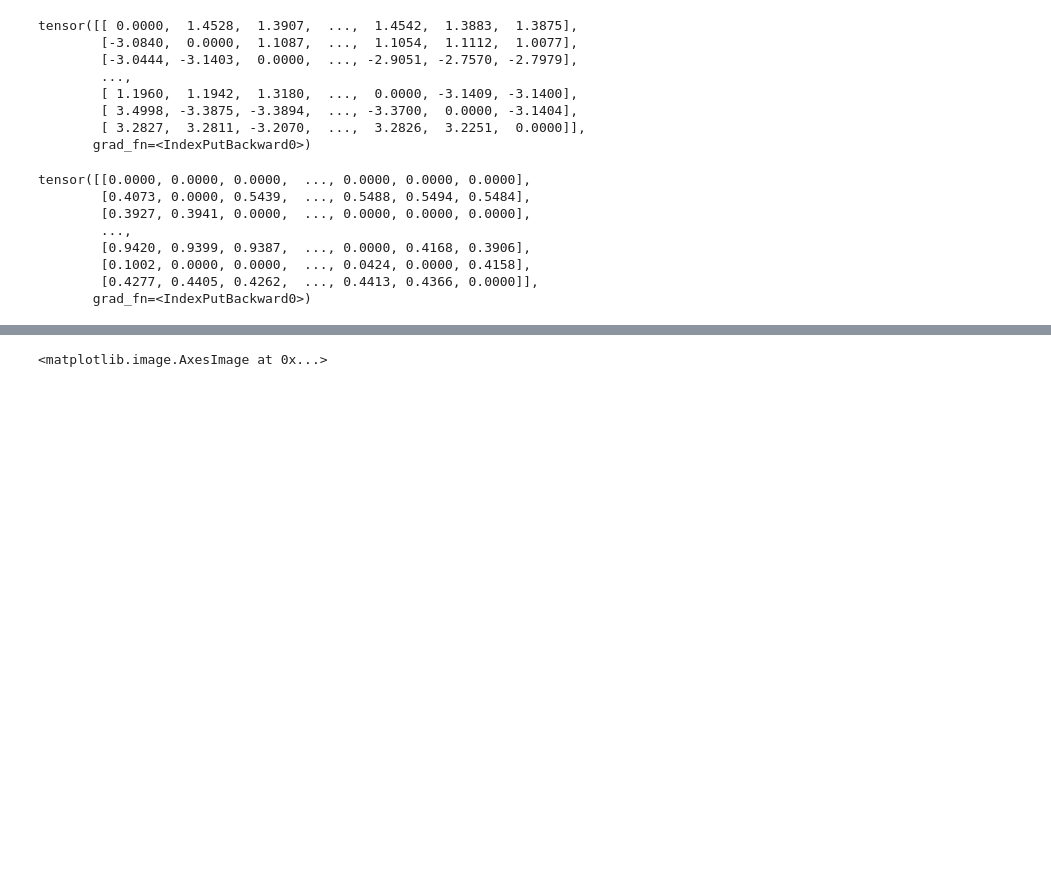
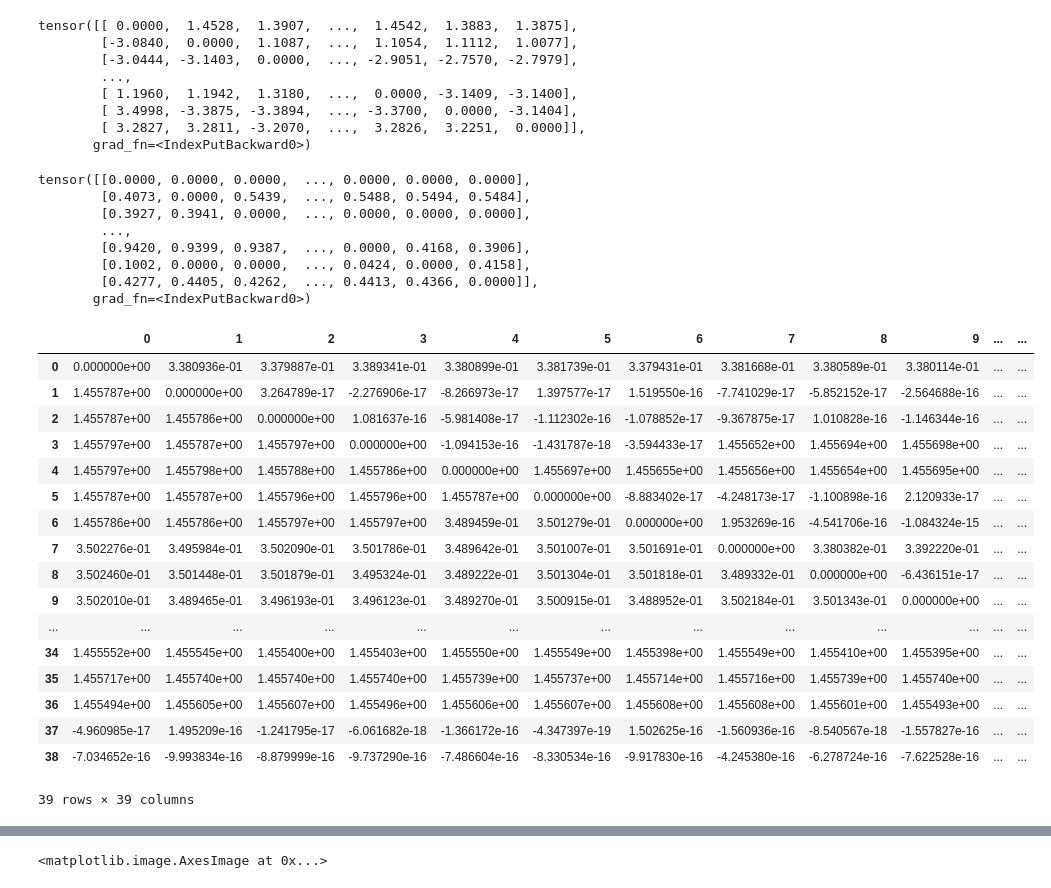
Before and after one commit to opticwiznub/Honours-Thesis, a Jupyter notebook: code/shrinkage_prior.ipynb, the cells around one changed output, grey strips where cells are left out. Cells and saved outputs as stored; diff of their text form; code cells hidden in the pictures; blank space fills up the shorter version.

```diff
--- a/code/shrinkage_prior.ipynb
+++ b/code/shrinkage_prior.ipynb
@@ -307,0 +202,21 @@ df.to_csv("new_edge_weights.csv",index=False) #save to file
+# %%
+df
+# %% [output]
+|  | 0 | 1 | 2 | 3 | 4 | 5 | 6 | 7 | 8 | 9 | ... | ... |
+| 0 | 0.000000e+00 | 3.380936e-01 | 3.379887e-01 | 3.389341e-01 | 3.380899e-01 | 3.381739e-01 | 3.379431e-01 | 3.381668e-01 | 3.380589e-01 | 3.380114e-01 | ... | ... |
+| 1 | 1.455787e+00 | 0.000000e+00 | 3.264789e-17 | -2.276906e-17 | -8.266973e-17 | 1.397577e-17 | 1.519550e-16 | -7.741029e-17 | -5.852152e-17 | -2.564688e-16 | ... | ... |
+| 2 | 1.455787e+00 | 1.455786e+00 | 0.000000e+00 | 1.081637e-16 | -5.981408e-17 | -1.112302e-16 | -1.078852e-17 | -9.367875e-17 | 1.010828e-16 | -1.146344e-16 | ... | ... |
+| 3 | 1.455797e+00 | 1.455787e+00 | 1.455797e+00 | 0.000000e+00 | -1.094153e-16 | -1.431787e-18 | -3.594433e-17 | 1.455652e+00 | 1.455694e+00 | 1.455698e+00 | ... | ... |
+| 4 | 1.455797e+00 | 1.455798e+00 | 1.455788e+00 | 1.455786e+00 | 0.000000e+00 | 1.455697e+00 | 1.455655e+00 | 1.455656e+00 | 1.455654e+00 | 1.455695e+00 | ... | ... |
+| 5 | 1.455787e+00 | 1.455787e+00 | 1.455796e+00 | 1.455796e+00 | 1.455787e+00 | 0.000000e+00 | -8.883402e-17 | -4.248173e-17 | -1.100898e-16 | 2.120933e-17 | ... | ... |
+| 6 | 1.455786e+00 | 1.455786e+00 | 1.455797e+00 | 1.455797e+00 | 3.489459e-01 | 3.501279e-01 | 0.000000e+00 | 1.953269e-16 | -4.541706e-16 | -1.084324e-15 | ... | ... |
+| 7 | 3.502276e-01 | 3.495984e-01 | 3.502090e-01 | 3.501786e-01 | 3.489642e-01 | 3.501007e-01 | 3.501691e-01 | 0.000000e+00 | 3.380382e-01 | 3.392220e-01 | ... | ... |
+| 8 | 3.502460e-01 | 3.501448e-01 | 3.501879e-01 | 3.495324e-01 | 3.489222e-01 | 3.501304e-01 | 3.501818e-01 | 3.489332e-01 | 0.000000e+00 | -6.436151e-17 | ... | ... |
+| 9 | 3.502010e-01 | 3.489465e-01 | 3.496193e-01 | 3.496123e-01 | 3.489270e-01 | 3.500915e-01 | 3.488952e-01 | 3.502184e-01 | 3.501343e-01 | 0.000000e+00 | ... | ... |
+| ... | ... | ... | ... | ... | ... | ... | ... | ... | ... | ... | ... | ... |
+| 34 | 1.455552e+00 | 1.455545e+00 | 1.455400e+00 | 1.455403e+00 | 1.455550e+00 | 1.455549e+00 | 1.455398e+00 | 1.455549e+00 | 1.455410e+00 | 1.455395e+00 | ... | ... |
+| 35 | 1.455717e+00 | 1.455740e+00 | 1.455740e+00 | 1.455740e+00 | 1.455739e+00 | 1.455737e+00 | 1.455714e+00 | 1.455716e+00 | 1.455739e+00 | 1.455740e+00 | ... | ... |
+| 36 | 1.455494e+00 | 1.455605e+00 | 1.455607e+00 | 1.455496e+00 | 1.455606e+00 | 1.455607e+00 | 1.455608e+00 | 1.455608e+00 | 1.455601e+00 | 1.455493e+00 | ... | ... |
+| 37 | -4.960985e-17 | 1.495209e-16 | -1.241795e-17 | -6.061682e-18 | -1.366172e-16 | -4.347397e-19 | 1.502625e-16 | -1.560936e-16 | -8.540567e-18 | -1.557827e-16 | ... | ... |
+| 38 | -7.034652e-16 | -9.993834e-16 | -8.879999e-16 | -9.737290e-16 | -7.486604e-16 | -8.330534e-16 | -9.917830e-16 | -4.245380e-16 | -6.278724e-16 | -7.622528e-16 | ... | ... |
+39 rows × 39 columns
```
Also changed, not shown: parts of 23 cells of this notebook, 16 other files.
